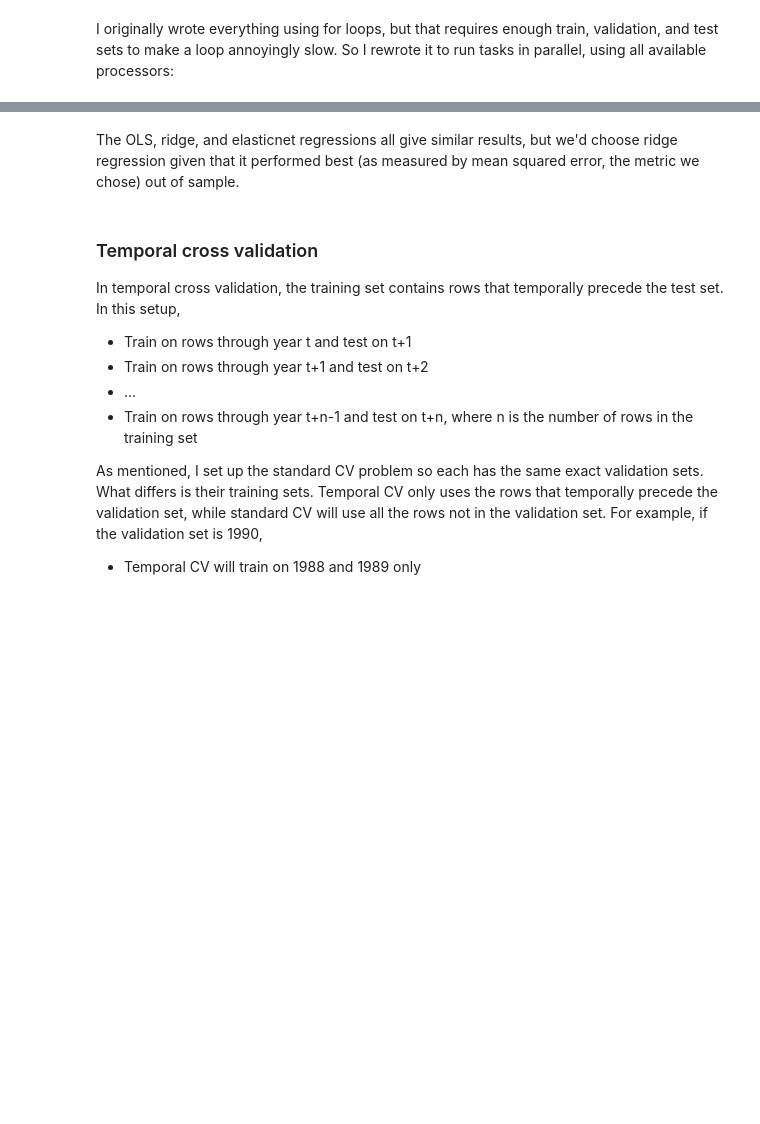
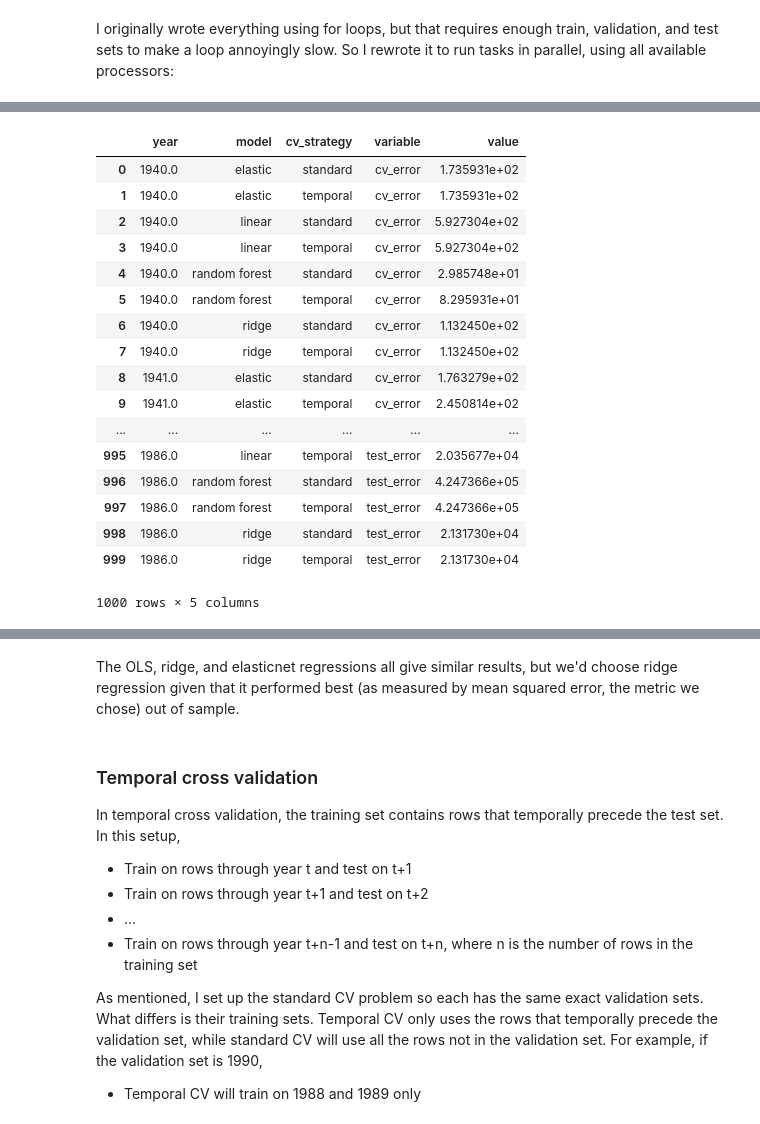
Before and after one commit to dssg/hitchhikers-guide, a Jupyter notebook: curriculum/3_modeling_and_machine_learning/machine-learning/predicting_GDP.ipynb, the cells around one changed output, grey strips where cells are left out. Saved outputs shown, nothing was run; the diff lists cells and outputs as text; code cells hidden in the pictures; blank space fills up the shorter version.

```diff
--- a/curriculum/3_modeling_and_machine_learning/machine-learning/predicting_GDP.ipynb
+++ b/curriculum/3_modeling_and_machine_learning/machine-learning/predicting_GDP.ipynb
@@ -291,0 +220,22 @@ cv_results_long.head()
+# %%
+results_long = pd.melt(results, id_vars=['year', 'model', 'cv_strategy'])
+results_long.head(n=1000)
+# %% [output]
+|  | year | model | cv_strategy | variable | value |
+| 0 | 1940.0 | elastic | standard | cv_error | 1.735931e+02 |
+| 1 | 1940.0 | elastic | temporal | cv_error | 1.735931e+02 |
+| 2 | 1940.0 | linear | standard | cv_error | 5.927304e+02 |
+| 3 | 1940.0 | linear | temporal | cv_error | 5.927304e+02 |
+| 4 | 1940.0 | random forest | standard | cv_error | 2.985748e+01 |
+| 5 | 1940.0 | random forest | temporal | cv_error | 8.295931e+01 |
+| 6 | 1940.0 | ridge | standard | cv_error | 1.132450e+02 |
+| 7 | 1940.0 | ridge | temporal | cv_error | 1.132450e+02 |
+| 8 | 1941.0 | elastic | standard | cv_error | 1.763279e+02 |
+| 9 | 1941.0 | elastic | temporal | cv_error | 2.450814e+02 |
+| ... | ... | ... | ... | ... | ... |
+| 995 | 1986.0 | linear | temporal | test_error | 2.035677e+04 |
+| 996 | 1986.0 | random forest | standard | test_error | 4.247366e+05 |
+| 997 | 1986.0 | random forest | temporal | test_error | 4.247366e+05 |
+| 998 | 1986.0 | ridge | standard | test_error | 2.131730e+04 |
+| 999 | 1986.0 | ridge | temporal | test_error | 2.131730e+04 |
+1000 rows × 5 columns
```
Also changed, not shown: parts of 23 cells of this notebook, 1 other file.
